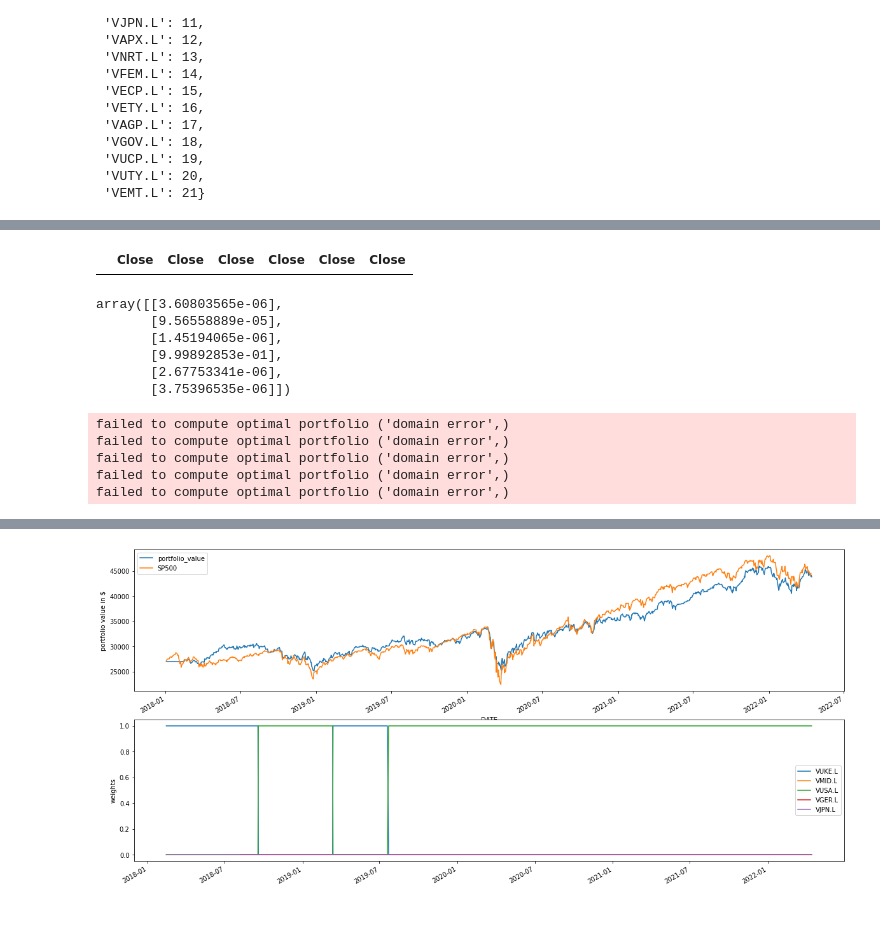
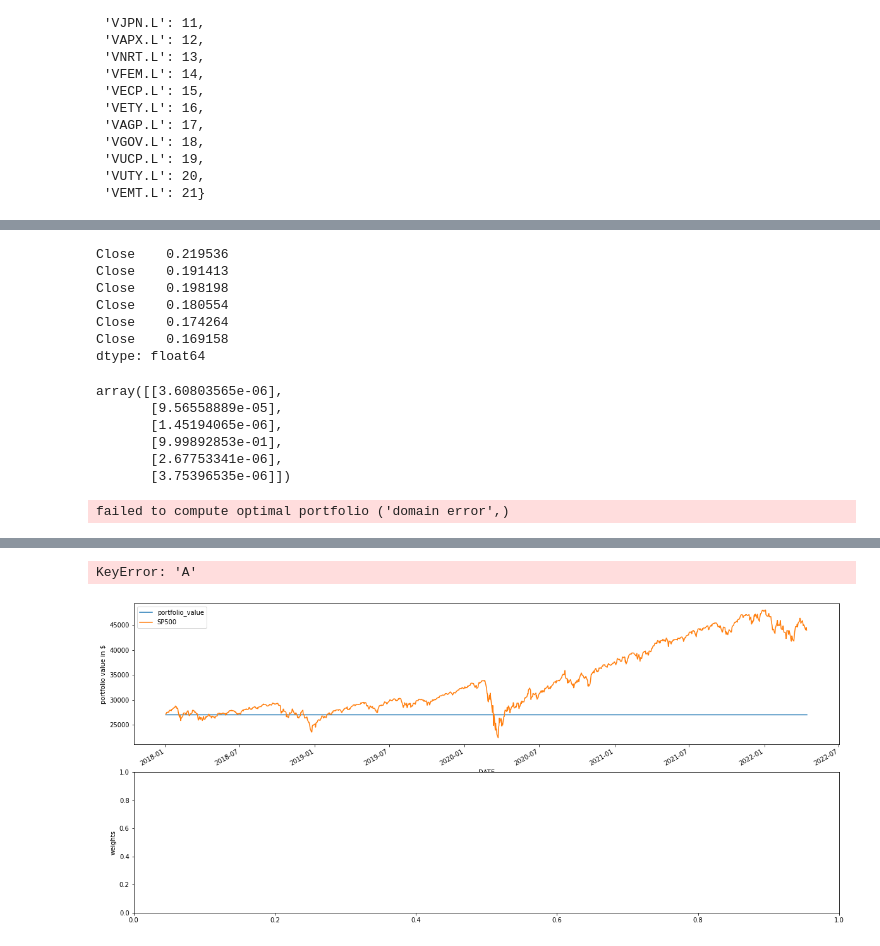
Before and after one commit to rorymcstay/investment-analysis, a Jupyter notebook: MarkowitzOptiization.ipynb, the cells around one changed output, grey strips where cells are left out. Saved outputs shown, nothing was run; the diff lists cells and outputs as text; code cells hidden in the pictures; blank space fills up the shorter version.

Commit message:
zipline quandl bundl

```diff
--- a/MarkowitzOptiization.ipynb
+++ b/MarkowitzOptiization.ipynb
@@ -100,7 +103,13 @@ returns = pd.DataFrame(list(map(
-# %%
-returns
-# %% [output]
-|  | Close | Close | Close | Close | Close | Close |
+# %%
+returns.std()
+# %% [output]
+Close    0.219536
+Close    0.191413
+Close    0.198198
+Close    0.180554
+Close    0.174264
+Close    0.169158
+dtype: float64
 # %%
 weights, _, _ = computation.optimal_portfolio(returns.T)
 weights
@@ -157,13 +166,9 @@ perf: pd.DataFrame = run_algorithm(
     benchmark_returns=benchmark_returns,
     analyze=analyze,
     capital_base=27000,
-    bundle='yahoo-finance-universe',
+    bundle='quandl',
     data_frequency='daily'
 )
 perf.to_csv('./backtest.pickle')
 # %% [output]
 failed to compute optimal portfolio ('domain error',)
-failed to compute optimal portfolio ('domain error',)
-failed to compute optimal portfolio ('domain error',)
-failed to compute optimal portfolio ('domain error',)
-failed to compute optimal portfolio ('domain error',)
@@ -171 +176,2 @@ Portfolio({'cash_flow': -27001.232590500014, 'starting_cash': 27000, 'portfolio_
+KeyError: 'A'
-[figure, old version]
+[figure, new version]
```
Also changed, not shown: parts of 5 cells of this notebook, 3 other files.
